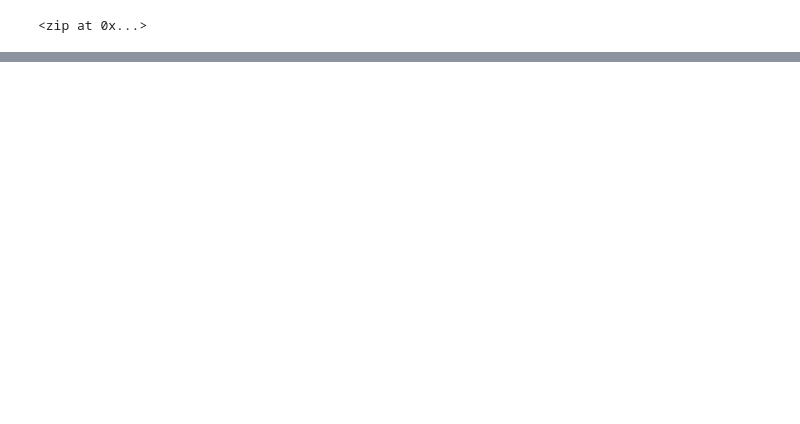
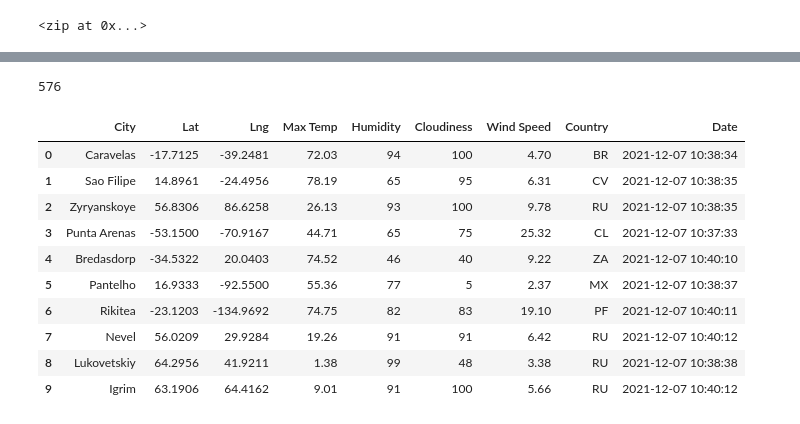
Before and after one commit to darengarciaH/World_Weather_Analysis, a Jupyter notebook: WeatherPy.ipynb, the cells around one changed output, grey strips where cells are left out. Saved outputs shown, nothing was run; the diff lists cells and outputs as text; code cells hidden in the pictures; blank space fills up the shorter version.

Commit message:
Adding initial weather API files.

```diff
--- a/WeatherPy.ipynb
+++ b/WeatherPy.ipynb
@@ -32,0 +43,2 @@ len(cities)
+# %%
+url = "http://api.openweathermap.org/data/2.5/weather?units=Imperial&APPID=" + weather_api_key
@@ -32,0 +124,20 @@ len(cities)
+# %%
+len(city_data)
+# %% [output]
+576
+# %%
+# Convert the array of dictionaries to a Pandas DataFrame.
+city_data_df = pd.DataFrame(city_data)
+city_data_df.head(10)
+# %% [output]
+|  | City | Lat | Lng | Max Temp | Humidity | Cloudiness | Wind Speed | Country | Date |
+| 0 | Caravelas | -17.7125 | -39.2481 | 72.03 | 94 | 100 | 4.70 | BR | 2021-12-07 10:38:34 |
+| 1 | Sao Filipe | 14.8961 | -24.4956 | 78.19 | 65 | 95 | 6.31 | CV | 2021-12-07 10:38:35 |
+| 2 | Zyryanskoye | 56.8306 | 86.6258 | 26.13 | 93 | 100 | 9.78 | RU | 2021-12-07 10:38:35 |
+| 3 | Punta Arenas | -53.1500 | -70.9167 | 44.71 | 65 | 75 | 25.32 | CL | 2021-12-07 10:37:33 |
+| 4 | Bredasdorp | -34.5322 | 20.0403 | 74.52 | 46 | 40 | 9.22 | ZA | 2021-12-07 10:40:10 |
+| 5 | Pantelho | 16.9333 | -92.5500 | 55.36 | 77 | 5 | 2.37 | MX | 2021-12-07 10:38:37 |
+| 6 | Rikitea | -23.1203 | -134.9692 | 74.75 | 82 | 83 | 19.10 | PF | 2021-12-07 10:40:11 |
+| 7 | Nevel | 56.0209 | 29.9284 | 19.26 | 91 | 91 | 6.42 | RU | 2021-12-07 10:40:12 |
+| 8 | Lukovetskiy | 64.2956 | 41.9211 | 1.38 | 99 | 48 | 3.38 | RU | 2021-12-07 10:38:38 |
+| 9 | Igrim | 63.1906 | 64.4162 | 9.01 | 91 | 100 | 5.66 | RU | 2021-12-07 10:40:12 |
```
Also changed, not shown: parts of 5 cells of this notebook, 3 other files.
